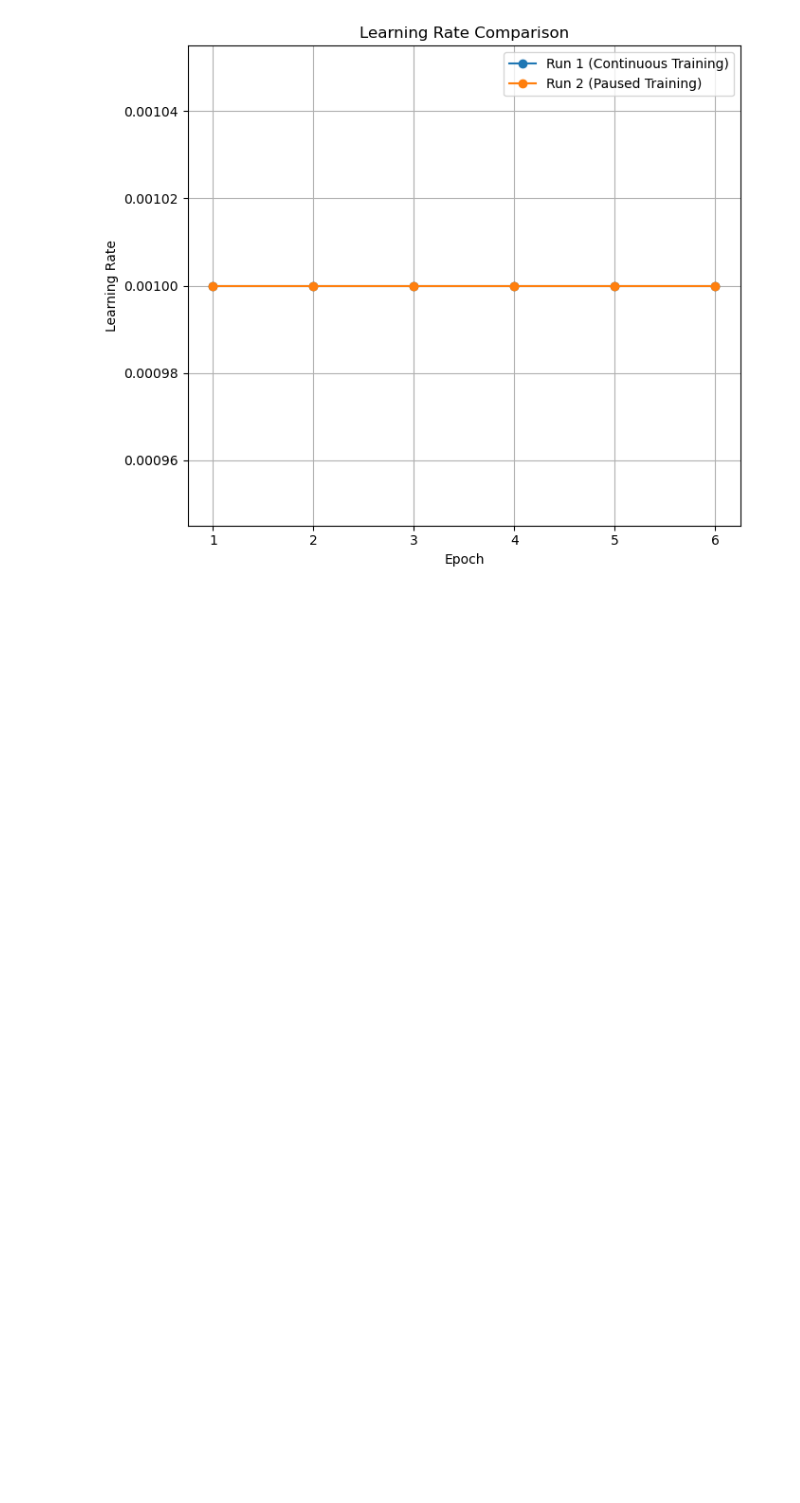
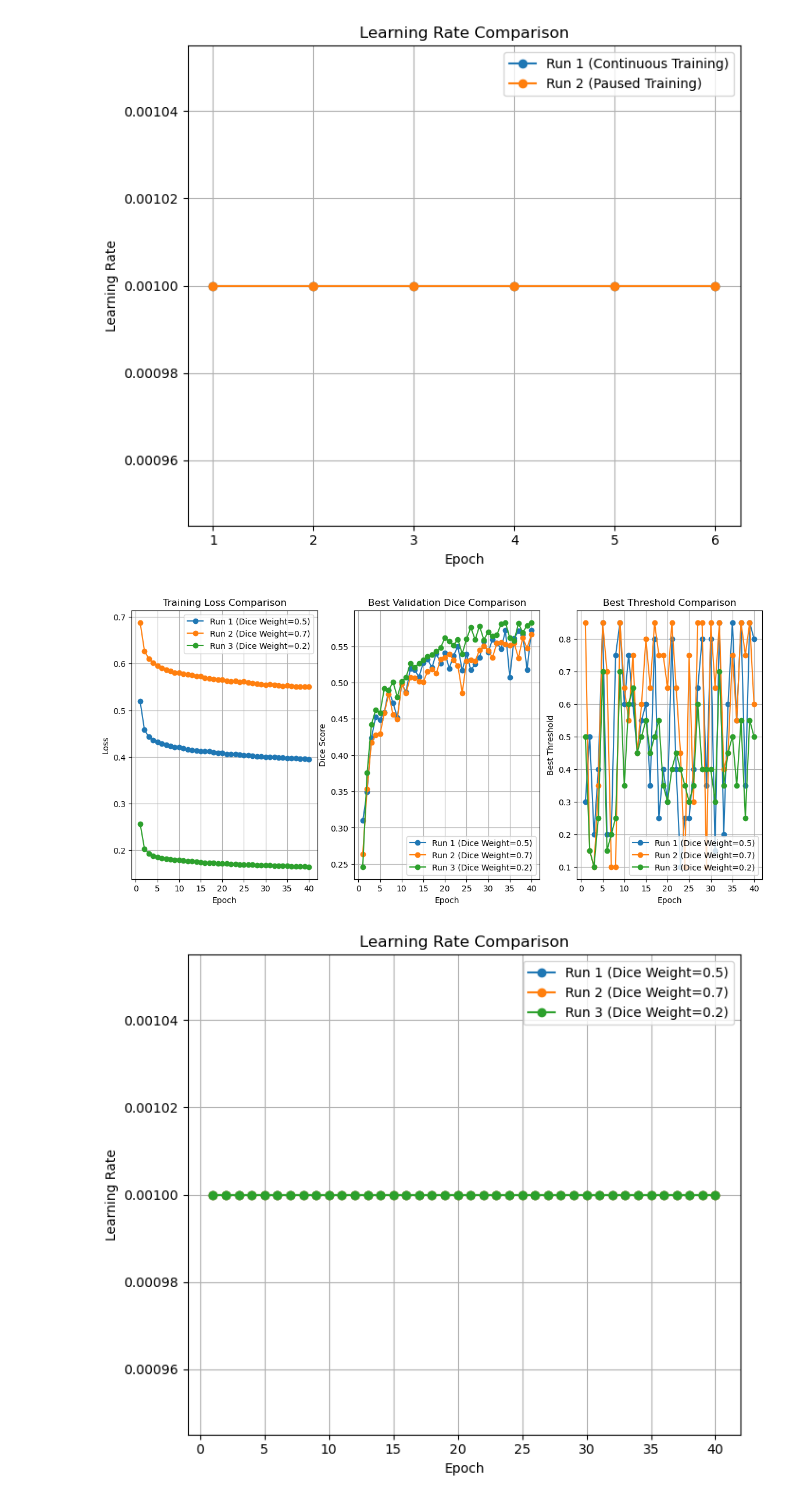
Before and after one commit to Dinis-CM/Contrail-Detection, a Jupyter notebook: comparison.ipynb, the cells around one changed output. Saved outputs shown, nothing was run; the diff lists cells and outputs as text; code cells hidden in the pictures; blank space fills up the shorter version.

```diff
--- a/comparison.ipynb
+++ b/comparison.ipynb
@@ -244,3 +251,71 @@ plt.show()
 # %% [output]
 [figure]
 [figure]
+# %%
+metrics_files = {
+    "Run 1 (Dice Weight=0.5)": "Output/model01_dicebce0.5_loss_scheduler_augmented/training_validation_metrics.csv",
+    "Run 2 (Dice Weight=0.7)": "Output/model01_dicebce0.7_loss_scheduler_augmented/training_validation_metrics.csv",
+    "Run 3 (Dice Weight=0.2)": "Output/model01_dicebce0.2_loss_scheduler_augmented/training_validation_metrics.csv"
+}
+
+fig1, (ax1, ax2, ax3) = plt.subplots(1, 3, figsize=(14, 6))
+fig2, ax4 = plt.subplots(figsize=(7, 6))
+
+ax1.set_title("Training Loss Comparison")
+ax1.set_xlabel("Epoch")
+ax1.set_ylabel("Loss")
+ax1.grid(True)
+ax1.xaxis.set_major_locator(MaxNLocator(integer=True))
+
+ax2.set_title("Best Validation Dice Comparison")
+ax2.set_xlabel("Epoch")
+ax2.set_ylabel("Dice Score")
+ax2.grid(True)
+ax2.xaxis.set_major_locator(MaxNLocator(integer=True))
+
+ax3.set_title("Best Threshold Comparison")
+ax3.set_xlabel("Epoch")
+ax3.set_ylabel("Best Threshold")
+ax3.grid(True)
+ax3.xaxis.set_major_locator(MaxNLocator(integer=True))
+
+ax4.set_title("Learning Rate Comparison")
+ax4.set_xlabel("Epoch")
+ax4.set_ylabel("Learning Rate")
+ax4.grid(True)
+ax4.xaxis.set_major_locator(MaxNLocator(integer=True))
+
+# 3. Process and plot each file
+for label, filepath in metrics_files.items():
+    if not os.path.exists(filepath):
+        print(f"Warning: File not found: {filepath}. Skipping '{label}'.")
+        continue
+
+    df = pd.read_csv(filepath)
+
+    best_dice_idx = df.groupby("epoch")["dice"].idxmax()
+    epoch_summary = df.loc[best_dice_idx].head(40)
+
+    # Plot Loss
+    ax1.plot(epoch_summary["epoch"], epoch_summary["avg_train_loss"], marker='o', label=label)
+
+    # Plot Dice
+    ax2.plot(epoch_summary["epoch"], epoch_summary["dice"], marker='o', label=label)
+
+    # Plot Best Threshold
+    ax3.plot(epoch_summary["epoch"], epoch_summary["threshold"], marker='o', label=label)
+
+    # Plot Learning Rate
+    ax4.plot(epoch_summary["epoch"], epoch_summary["learning_rate"], marker='o', label=label)
+
+
+# 4. Add legends and show
+ax1.legend()
+ax2.legend()
+ax3.legend()
+ax4.legend()
+plt.tight_layout()
+plt.show()
+# %% [output]
+[figure, added]
+[figure, added]
```
Also changed, not shown: parts of 4 cells of this notebook, 50 other files.
